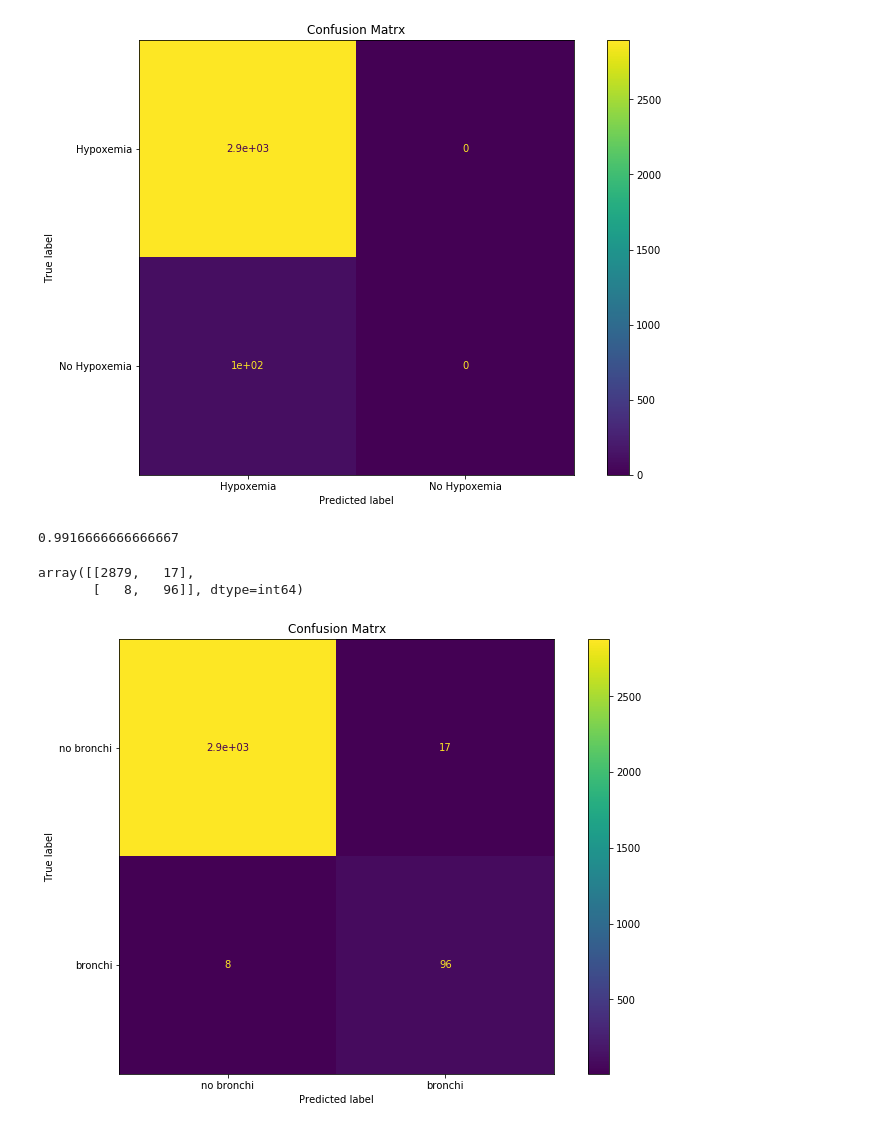
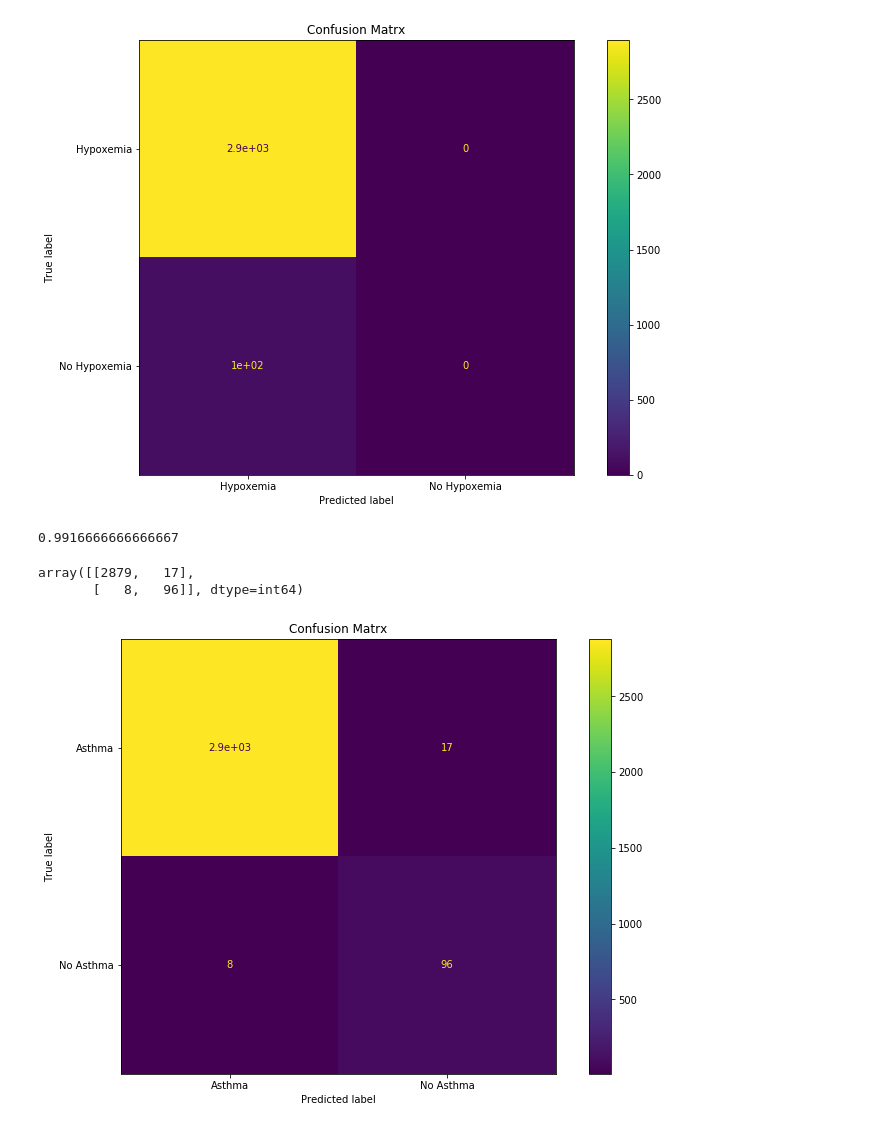
Before and after one commit to abhilashsaj/Wearable-Based-Health-Monitoring-System, a Jupyter notebook: Prediction Models.ipynb, the cells around one changed output. Cells and saved outputs as stored; diff of their text form; code cells hidden in the pictures.

```diff
--- a/Prediction Models.ipynb
+++ b/Prediction Models.ipynb
@@ -554,20 +554,20 @@ array([[2896,    0],
 # %%
 knn = KNeighborsClassifier(n_neighbors = 5).fit(X_train, y_train)
 
 accuracy = knn.score(X_test, y_test)
 print (accuracy)
 
 # creating a confusion matrix
 knn_predictions = knn.predict(X_test)
 cm = confusion_matrix(y_test, knn_predictions)
 
 fig, ax = plt.subplots(figsize=(12, 8))
 ax.set_title('Confusion Matrx')
 
-disp =metrics.plot_confusion_matrix(knn, X_test, y_test, display_labels= ["no bronchi", "bronchi"], ax = ax)
+disp =metrics.plot_confusion_matrix(knn, X_test, y_test, display_labels= ["Asthma", "No Asthma"], ax = ax)
 disp.confusion_matrix
 # %% [output]
 0.9916666666666667
 array([[2879,   17],
        [   8,   96]], dtype=int64)
-[figure, old version]
+[figure, new version]
```
Also changed, not shown: parts of 2 cells of this notebook.
